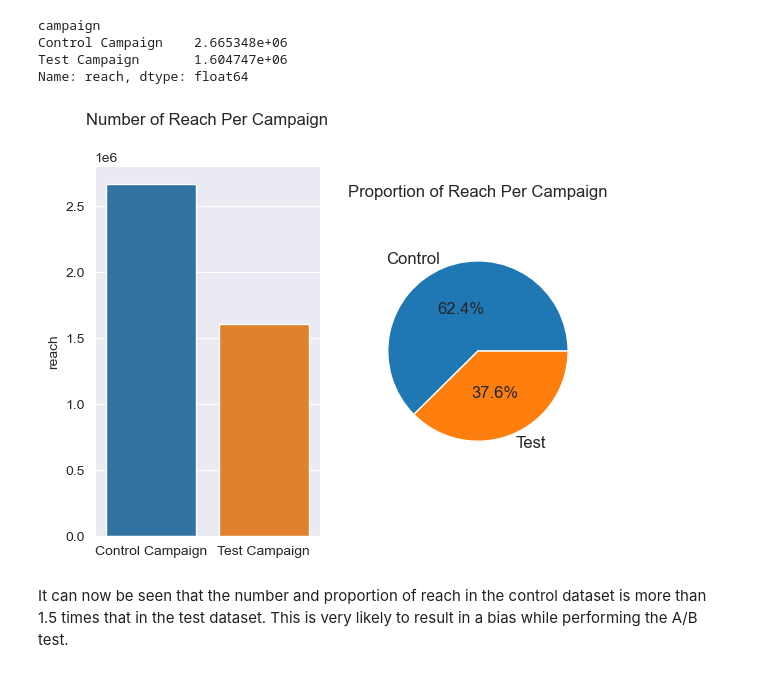
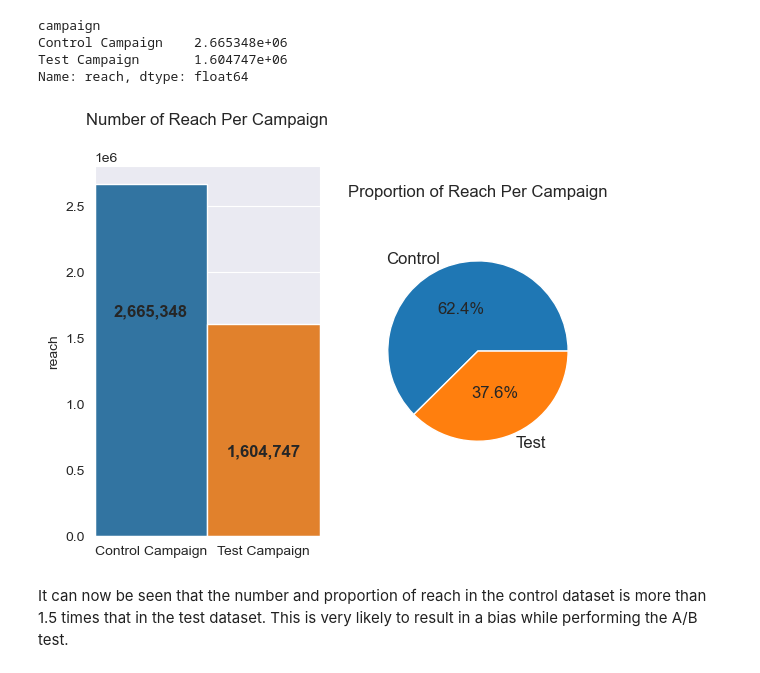
Before and after one commit to Rafsan7238/Data-Analysis_Data-Science_Projects, a Jupyter notebook: Python Projects/Website Landing Page A:B Testing/E-Commerce Website A:B Testing.ipynb, the cells around one changed output. Drawn from its saved outputs; the diff is of its cells as text; code cells hidden in the pictures.

Commit message:
Updated reach plots

```diff
--- a/Python Projects/Website Landing Page A:B Testing/E-Commerce Website A:B Testing.ipynb
+++ b/Python Projects/Website Landing Page A:B Testing/E-Commerce Website A:B Testing.ipynb
@@ -345,15 +345,19 @@ Name: reach, dtype: float64
 # %%
 # plot the output
 plt.subplot(1,2,1)
-sns.barplot(x=reach_per_campaign.index, y=reach_per_campaign)
+sns.barplot(x=reach_per_campaign.index, y=reach_per_campaign, width=1.00)
+
+for i, val in enumerate(reach_per_campaign):
+    plt.text(i, val - 1000000, "{:0,.0f}".format(val), fontsize=12, fontweight="bold", ha="center")
+
 plt.xlabel('')
 plt.title('Number of Reach Per Campaign', pad=30)
 
 plt.subplot(1,2,2)
 plt.pie(x=reach_per_campaign, autopct='%1.1f%%', textprops={'fontsize': 12}, labels=['Control', 'Test'], pctdistance=0.5)
 plt.title('Proportion of Reach Per Campaign', pad=30)
 plt.show()
 # %% [output]
-[figure, old version]
+[figure, new version]
 # %% [markdown]
 It can now be seen that the number and proportion of reach in the control dataset is more than 1.5 times that in the test dataset. This is very likely to result in a bias while performing the A/B test.
```
Also changed, not shown: parts of 1 cell of this notebook.
